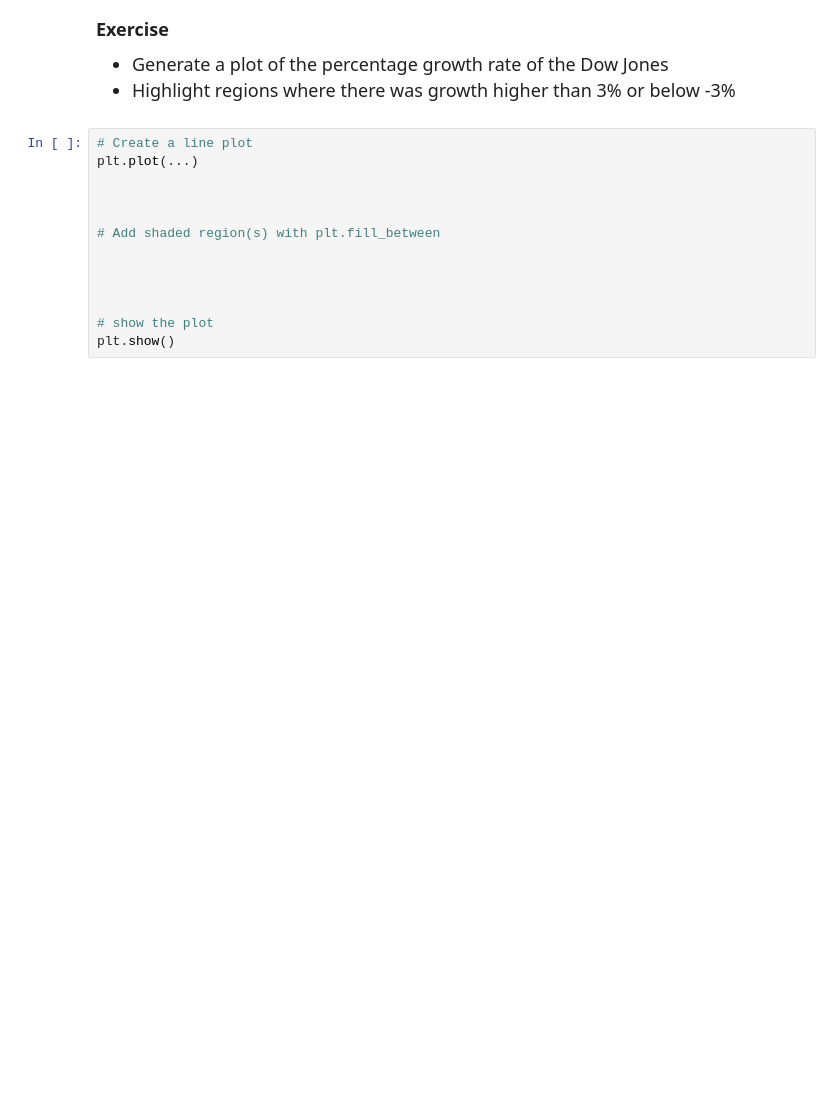
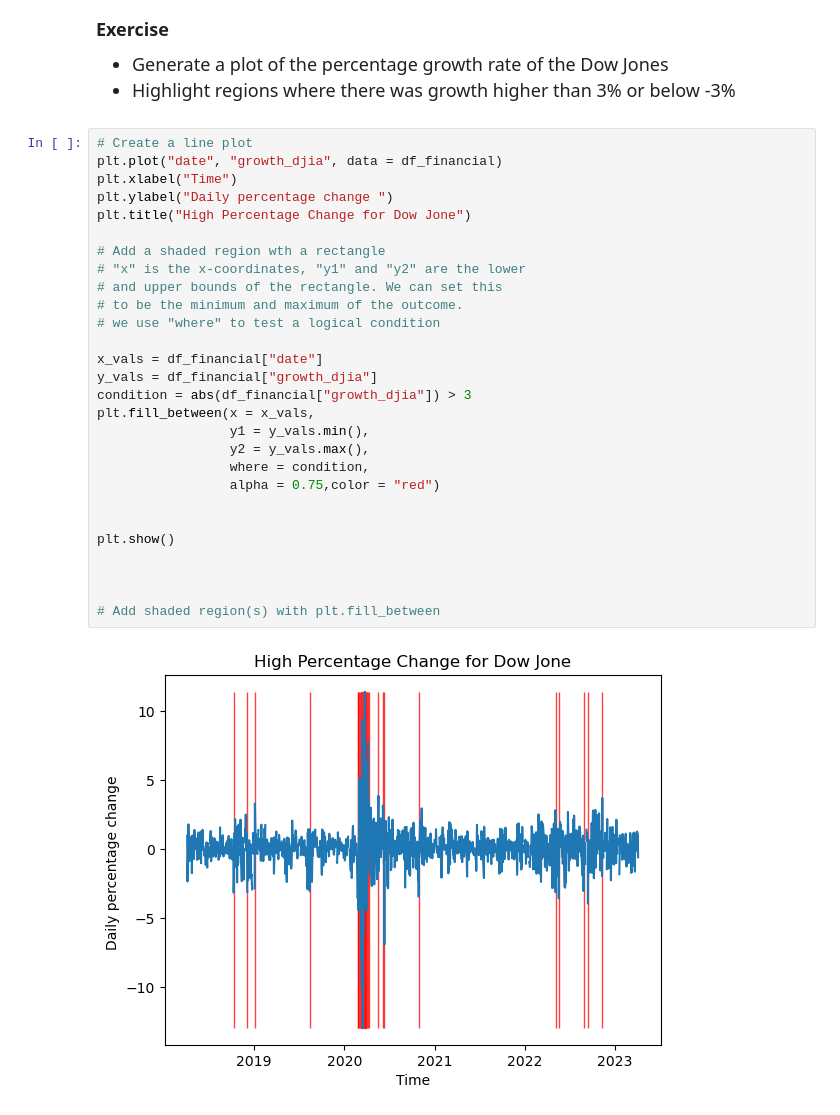
Before and after one commit to savvyscott27/qtm151fall2025, a Jupyter notebook: Lecture_18-time_series_data/Lecture18_MYCOPY.ipynb, the cells around one changed output. Cells and saved outputs as stored; diff of their text form; blank space fills up the shorter version.

```diff
--- a/Lecture_18-time_series_data/Lecture18_MYCOPY.ipynb
+++ b/Lecture_18-time_series_data/Lecture18_MYCOPY.ipynb
@@ -519,14 +603,31 @@ display(df_financial.dtypes)
 or below -3\%
 # %%
 # Create a line plot
-plt.plot(...)
+plt.plot("date", "growth_djia", data = df_financial)
+plt.xlabel("Time")
+plt.ylabel("Daily percentage change ")
+plt.title("High Percentage Change for Dow Jone")
+
+# Add a shaded region wth a rectangle
+# "x" is the x-coordinates, "y1" and "y2" are the lower
+# and upper bounds of the rectangle. We can set this
+# to be the minimum and maximum of the outcome.
+# we use "where" to test a logical condition
+
+x_vals = df_financial["date"]
+y_vals = df_financial["growth_djia"]
+condition = abs(df_financial["growth_djia"]) > 3
+plt.fill_between(x = x_vals,
+                 y1 = y_vals.min(),
+                 y2 = y_vals.max(),
+                 where = condition,
+                 alpha = 0.75,color = "red")
+
+
+plt.show()
 
 
 
 # Add shaded region(s) with plt.fill_between
-
-
-
-
-# show the plot
-plt.show()
+# %% [output]
+[figure, added]
```
Also changed, not shown: parts of 7 cells of this notebook, 2 other files.
